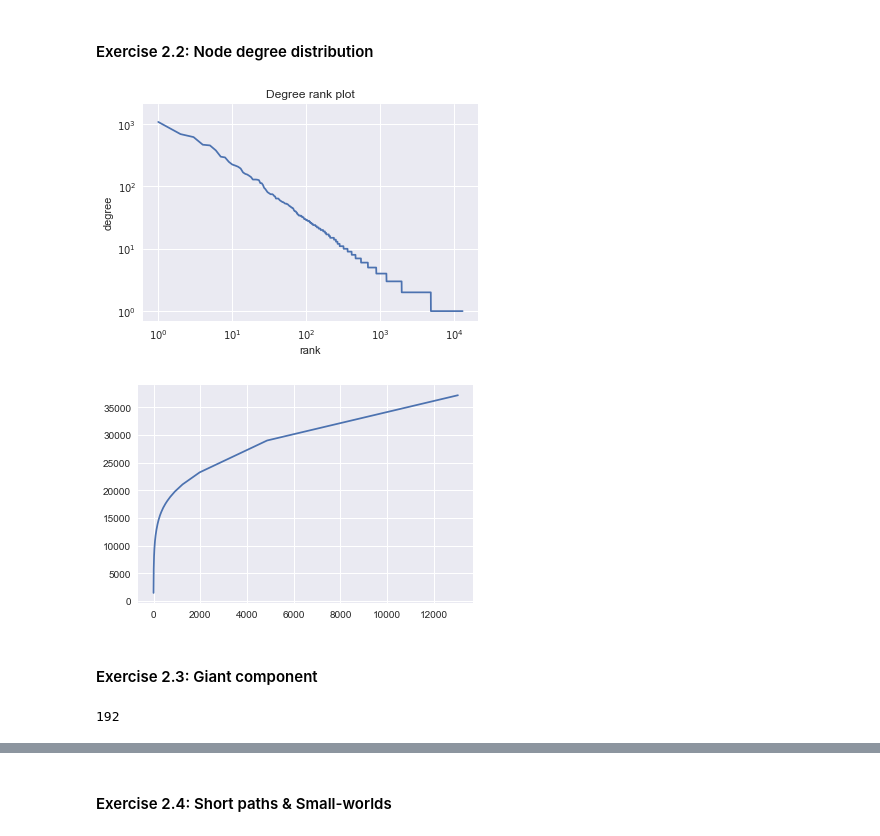
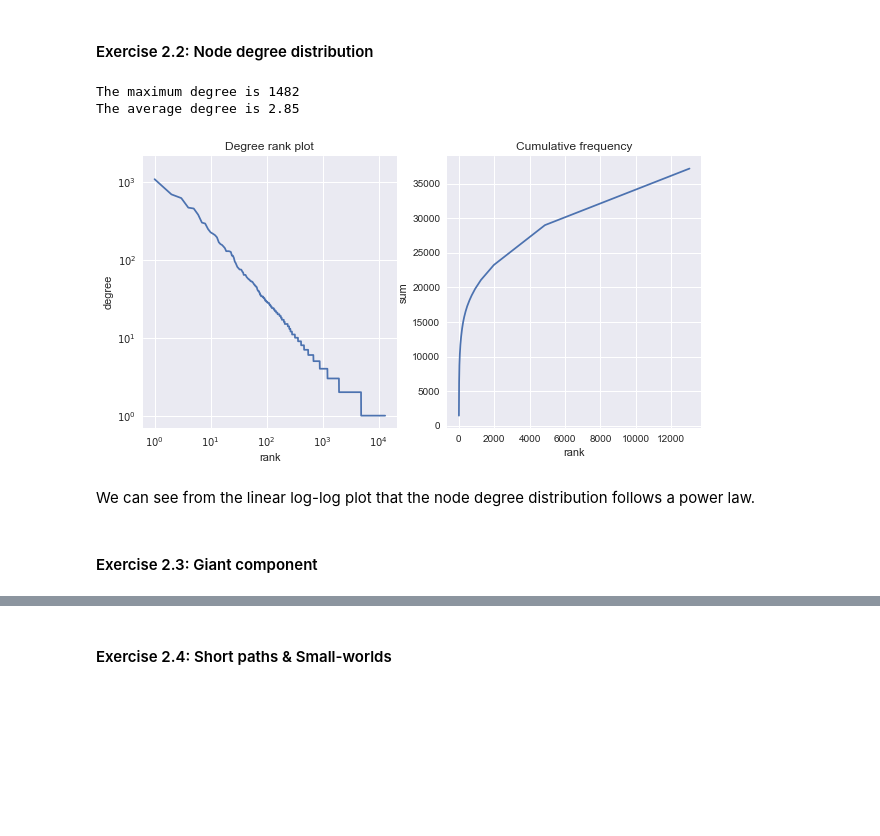
Before and after one commit to aurlien/friendship_paradox, a Jupyter notebook: lab2/notebooks/ix-lab2-notebook-part1.ipynb, the cells around one changed output, grey strips where cells are left out. Drawn from its saved outputs; the diff is of its cells as text; code cells hidden in the pictures; blank space fills up the shorter version.

```diff
--- a/lab2/notebooks/ix-lab2-notebook-part1.ipynb
+++ b/lab2/notebooks/ix-lab2-notebook-part1.ipynb
@@ -66,18 +64,35 @@ len(G.edges())
 # %% [markdown]
 #### Exercise 2.2:  Node degree distribution
-# %%
-degrees = sorted(G.degree().values(), reverse=True)
-cumulative = np.cumsum(degrees)
-# %%
-plt.loglog(degrees)
-plt.title("Degree rank plot")
-plt.ylabel("degree")
-plt.xlabel("rank")
-plt.show()
-# %% [output]
-[figure, removed]
-# %%
-plt.plot(cumulative)
-plt.show()
-# %% [output]
-[figure, removed]
+# %%
+def node_degree_distribution(graph):
+    degrees = sorted(graph.degree().values(), reverse=True)
+    cumulative_sum = np.cumsum(degrees)
+
+    # TODO: Explain what this is
+    # TODO: Fix axis?
+
+    print("The maximum degree is", max(degrees))
+    print("The average degree is {:.2f}".format(np.mean(degrees)))
+
+
+    plt.figure(figsize=(10,5))
+    plt.subplot(1, 2, 1)
+    plt.loglog(degrees)
+    plt.title("Degree rank plot")
+    plt.ylabel("degree")
+    plt.xlabel("rank")
+
+    plt.subplot(1, 2, 2)
+    plt.title("Cumulative frequency")
+    plt.ylabel("sum")
+    plt.xlabel("rank")
+    plt.plot(cumulative_sum)
+    plt.show()
+# %%
+node_degree_distribution(G1)
+# %% [output]
+The maximum degree is 1482
+The average degree is 2.85
+[figure, added]
+# %% [markdown]
+We can see from the linear log-log plot that the node degree distribution follows a power law.
@@ -84,7 +101,2 @@ plt.show()
 # %% [markdown]
 #### Exercise 2.3: Giant component
-# %%
-ccomp = sorted(nx.connected_components(G), key = len, reverse=True)
-len(ccomp) # Number of connected components
-# %% [output]
-192
```
Also changed, not shown: parts of 24 cells of this notebook.
